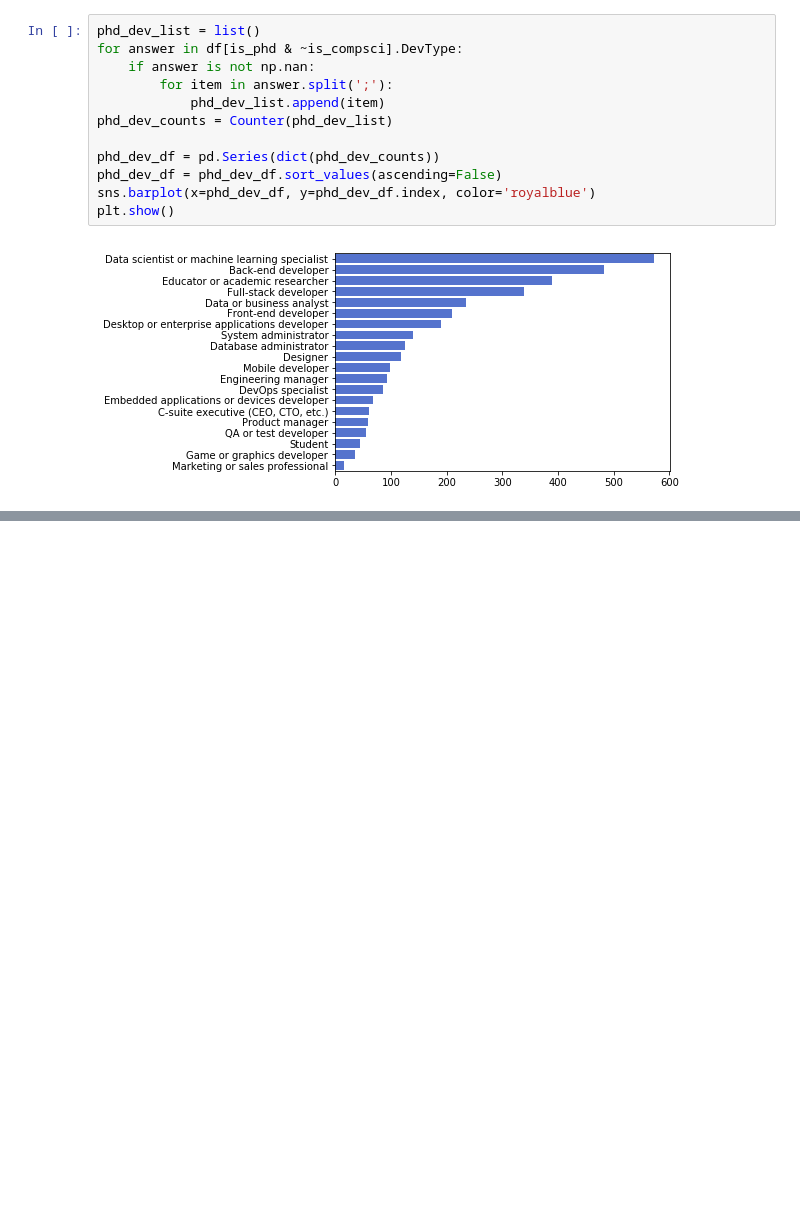
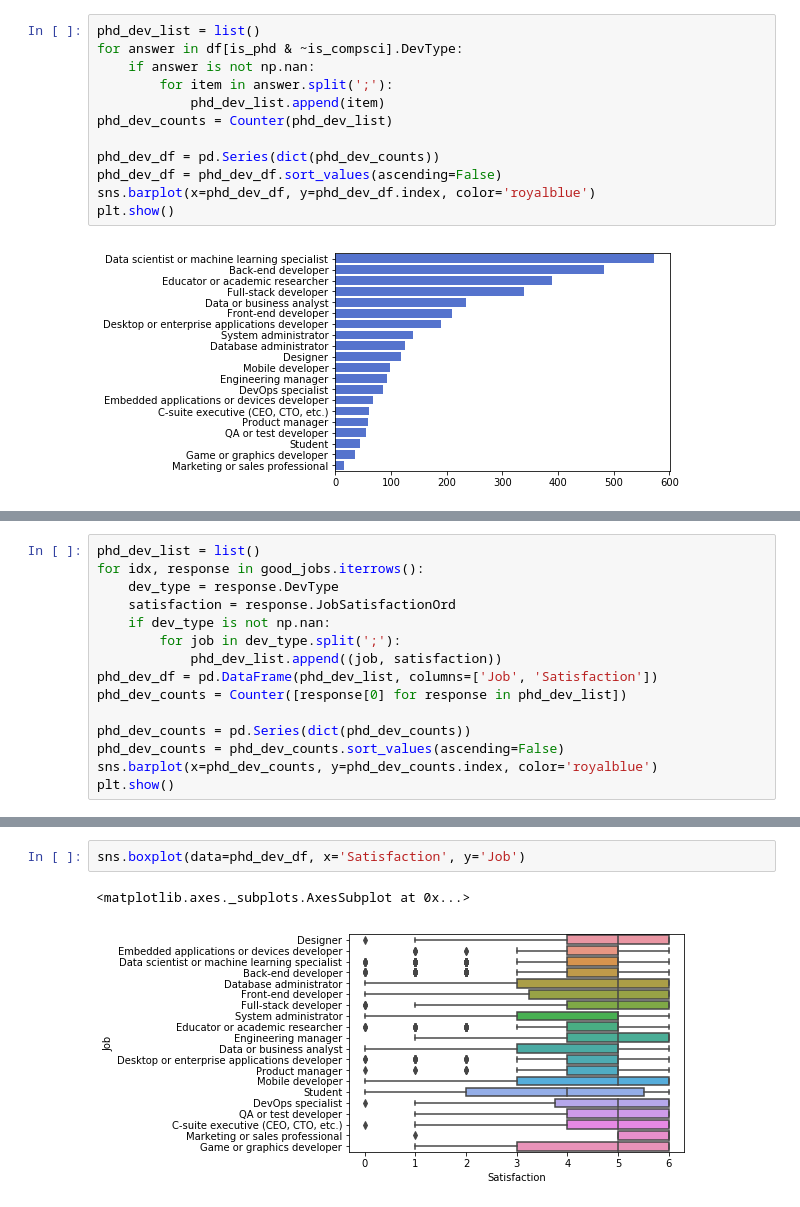
Before and after one commit to joshtice/stackoverflow2018, a Jupyter notebook: joshtice_stackoverflow_2018.ipynb, the cells around one changed output, grey strips where cells are left out. Saved outputs shown, nothing was run; the diff lists cells and outputs as text; blank space fills up the shorter version.

```diff
--- a/joshtice_stackoverflow_2018.ipynb
+++ b/joshtice_stackoverflow_2018.ipynb
@@ -393,0 +426,15 @@ phd_satisfaction_count = phd_satisfaction_num.value_counts()
+# %%
+phd_dev_list = list()
+for idx, response in good_jobs.iterrows():
+    dev_type = response.DevType
+    satisfaction = response.JobSatisfactionOrd
+    if dev_type is not np.nan:
+        for job in dev_type.split(';'):
+            phd_dev_list.append((job, satisfaction))
+phd_dev_df = pd.DataFrame(phd_dev_list, columns=['Job', 'Satisfaction'])
+phd_dev_counts = Counter([response[0] for response in phd_dev_list])
+
+phd_dev_counts = pd.Series(dict(phd_dev_counts))
+phd_dev_counts = phd_dev_counts.sort_values(ascending=False)
+sns.barplot(x=phd_dev_counts, y=phd_dev_counts.index, color='royalblue')
+plt.show()
@@ -393,0 +452,5 @@ phd_satisfaction_count = phd_satisfaction_num.value_counts()
+# %%
+sns.boxplot(data=phd_dev_df, x='Satisfaction', y='Job')
+# %% [output]
+<matplotlib.axes._subplots.AxesSubplot at 0x...>
+[figure, added]
```
Also changed, not shown: parts of 37 cells of this notebook.
